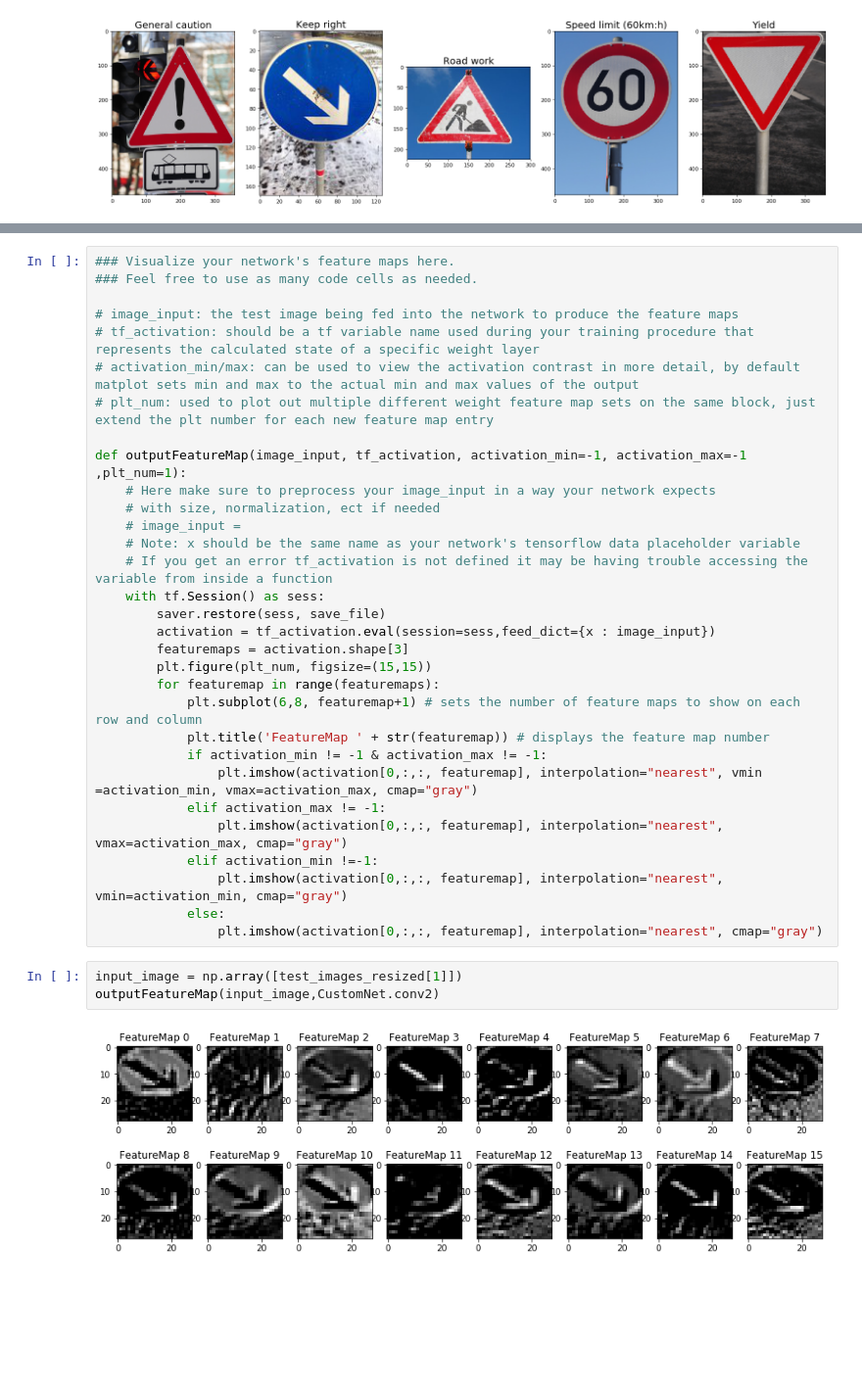
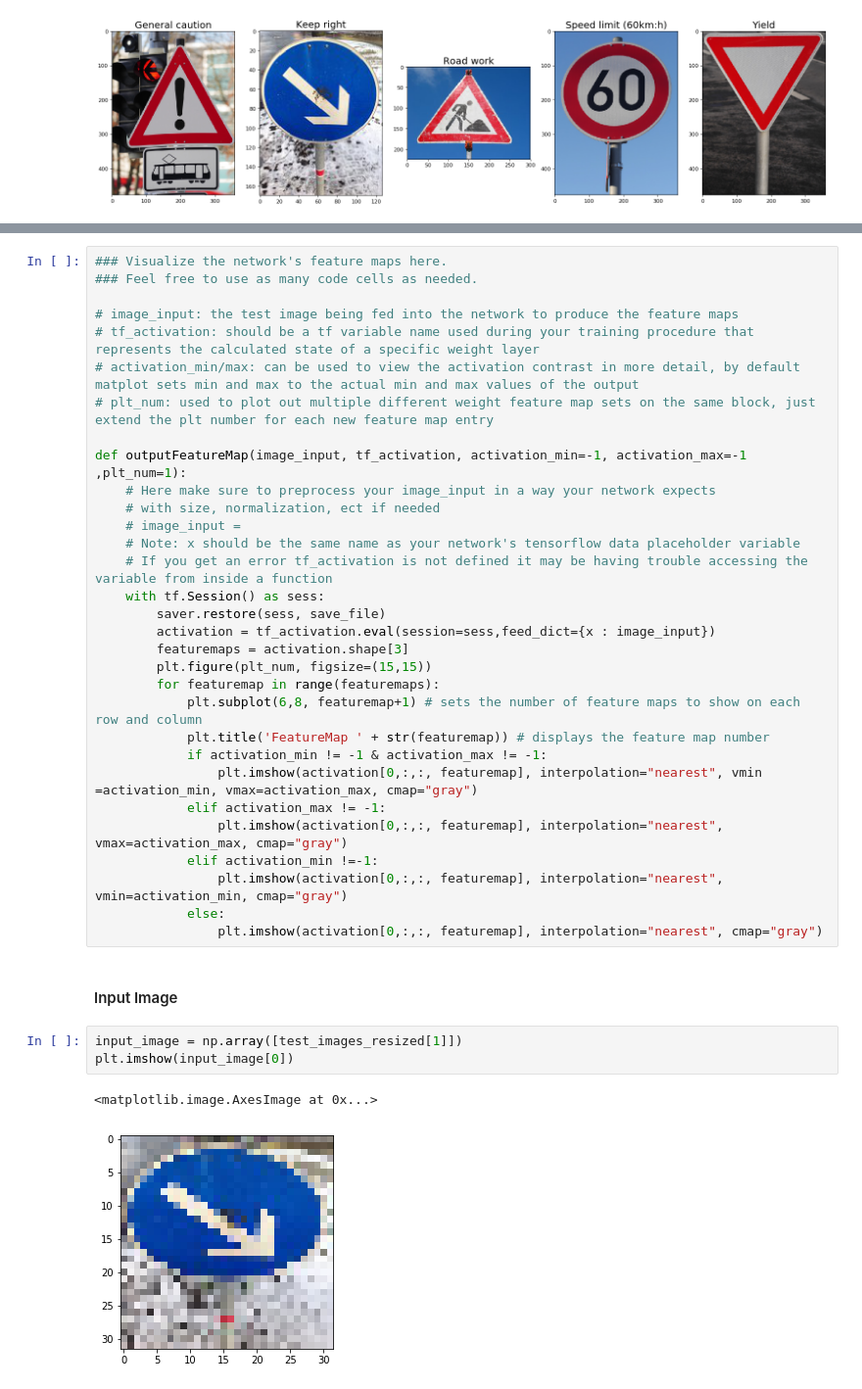
Before and after one commit to stefankaransingh/Traffic-Sign-Classifier-Project, a Jupyter notebook: Traffic_Sign_Classifier.ipynb, the cells around one changed output, grey strips where cells are left out. Shown at 98% size. Drawn from its saved outputs; the diff is of its cells as text; blank space fills up the shorter version.

```diff
--- a/Traffic_Sign_Classifier.ipynb
+++ b/Traffic_Sign_Classifier.ipynb
@@ -954,5 +877,5 @@ For an example of what feature map outputs look like, check out NVIDIA's results
 # %%
-### Visualize your network's feature maps here.
+### Visualize the network's feature maps here.
 ### Feel free to use as many code cells as needed.
 
 # image_input: the test image being fed into the network to produce the feature maps
@@ -982,8 +905,11 @@ def outputFeatureMap(image_input, tf_activation, activation_min=-1, activation_m
                 plt.imshow(activation[0,:,:, featuremap], interpolation="nearest", vmin=activation_min, cmap="gray")
             else:
                 plt.imshow(activation[0,:,:, featuremap], interpolation="nearest", cmap="gray")
+# %% [markdown]
+#### Input Image
 # %%
 input_image = np.array([test_images_resized[1]])
-outputFeatureMap(input_image,CustomNet.conv2)
+plt.imshow(input_image[0])
 # %% [output]
+<matplotlib.image.AxesImage at 0x...>
-[figure, old version]
+[figure, new version]
```
Also changed, not shown: parts of 77 cells of this notebook.
